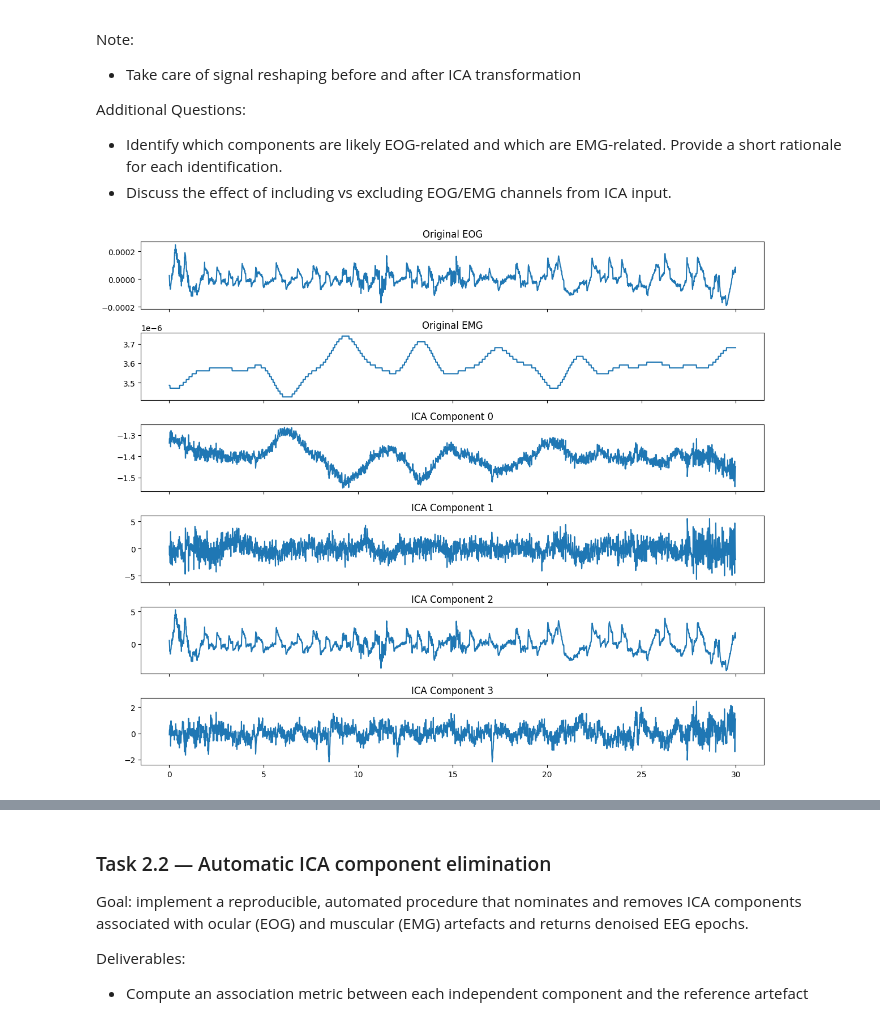
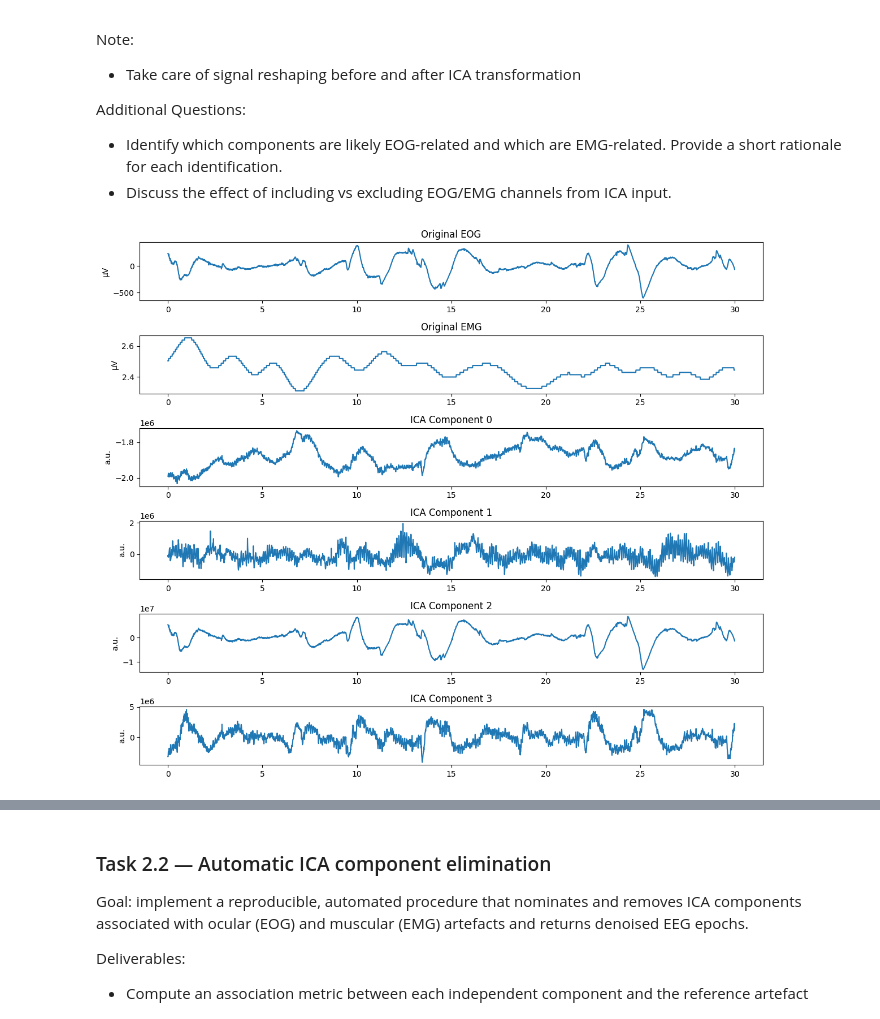
Before and after one commit to teodora-taleska/kuleuven-archive, a Jupyter notebook: Biomedical data processing/Project/Part 2/2025_project_part2.ipynb, the cells around one changed output, grey strips where cells are left out. Cells and saved outputs as stored; diff of their text form; code cells hidden in the pictures.

Commit message:
Update project part 2 notebook and add overview PDF

```diff
--- a/Biomedical data processing/Project/Part 2/2025_project_part2.ipynb
+++ b/Biomedical data processing/Project/Part 2/2025_project_part2.ipynb
@@ -210,14 +211,14 @@ print(os.listdir("/content/drive/MyDrive/Colab Notebooks/Biomedical Data Process
 # %%
 X , y = [], []
 
-BASE = "/content/drive/MyDrive/Colab Notebooks/Biomedical Data Processing/new /BDP project/AssignmentPartII"
+# BASE = "..."
 
 for i in tqdm(SUBJECTS, desc = "Fetching data"):
     # load the data
-    signal = torch.load(f"{BASE}/data/signals/subject_{i}.pt".format(i) )
-    stages = torch.load(f"{BASE}/data/stages/subject_{i}.pt".format(i) )
-    # signal = torch.load( "data/signals/subject_{}.pt".format(i) )
-    # stages = torch.load( "data/stages/subject_{}.pt".format(i) )
+    # signal = torch.load(f"{BASE}/data/signals/subject_{i}.pt".format(i) ) # I used this line to load the data from google colab
+    # stages = torch.load(f"{BASE}/data/stages/subject_{i}.pt".format(i) )
+    signal = torch.load( "data/signals/subject_{}.pt".format(i) )
+    stages = torch.load( "data/stages/subject_{}.pt".format(i) )
 
     X.append( signal.float().numpy() )
     y.append( stages.long().numpy() - 1)
@@ -244,8 +245,8 @@ Deliverables:
 - Discuss visible patterns characterizing each sleep stage in markdown specifying the epoch id and subject id they refer to.
 # %%
 # set subject and epoch
-epoch = 10
-subject = 3
+epoch = 777
+subject = 6
 # %%
 # write the plotting routine here
 
@@ -341,31 +374,36 @@ Additional Questions:
 - Identify which components are likely EOG-related and which are EMG-related. Provide a short rationale for each identification.
 - Discuss the effect of including vs excluding EOG/EMG channels from ICA input.
 # %%
-subject = 3
-epoch = 10
+subject = 6
+epoch = 5
 
-raw = X[subject][epoch]            # shape (4, 3000)
-raw_T = raw.T                      # shape (3000, 4) -> needed for ICA
+raw = X[subject][epoch]
+raw = raw * 1e6          # shape (4, 3000)
+raw_T = raw.T                    # shape (3000, 4) -> needed for ICA
 
 S = ica.transform(raw_T)           # shape (3000, 4) -> components
 S = S.T                             # shape (4, 3000) for plotting
 # %%
-fig, axs = plt.subplots(6, 1, figsize=(12, 10), sharex=True)
+fig, axs = plt.subplots(6, 1, figsize=(12, 10))
 
-t = np.arange(signal.shape[1]) / fs
+t = np.arange(raw.shape[1]) / fs
 
 # original EOG & EMG
 axs[0].plot(t, raw[2])
 axs[0].set_title("Original EOG")
+axs[0].set_ylabel("µV")
+
 axs[1].plot(t, raw[3])
 axs[1].set_title("Original EMG")
+axs[1].set_ylabel("µV")
 
 # ICA components
 for k in range(4):
     axs[k+2].plot(t, S[k])
     axs[k+2].set_title(f"ICA Component {k}")
+    axs[k+2].set_ylabel("a.u.")
 
 plt.tight_layout()
 plt.show()
 # %% [output]
-[figure, old version]
+[figure, new version]
```
Also changed, not shown: parts of 52 cells of this notebook, 1 other file.
